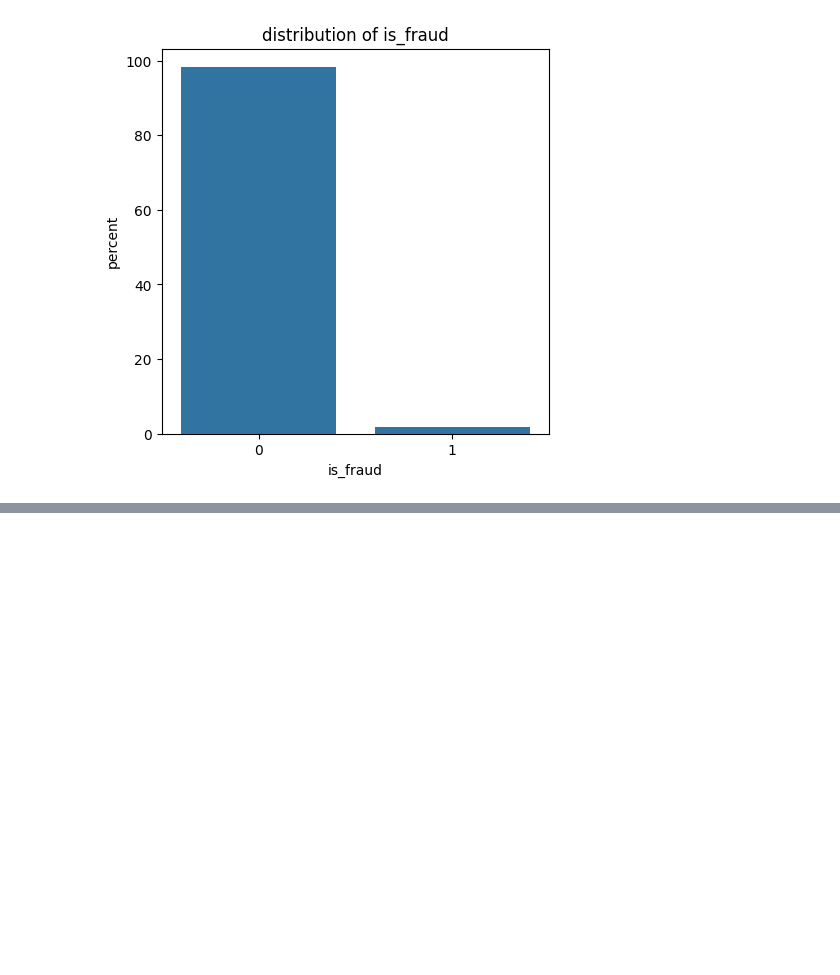
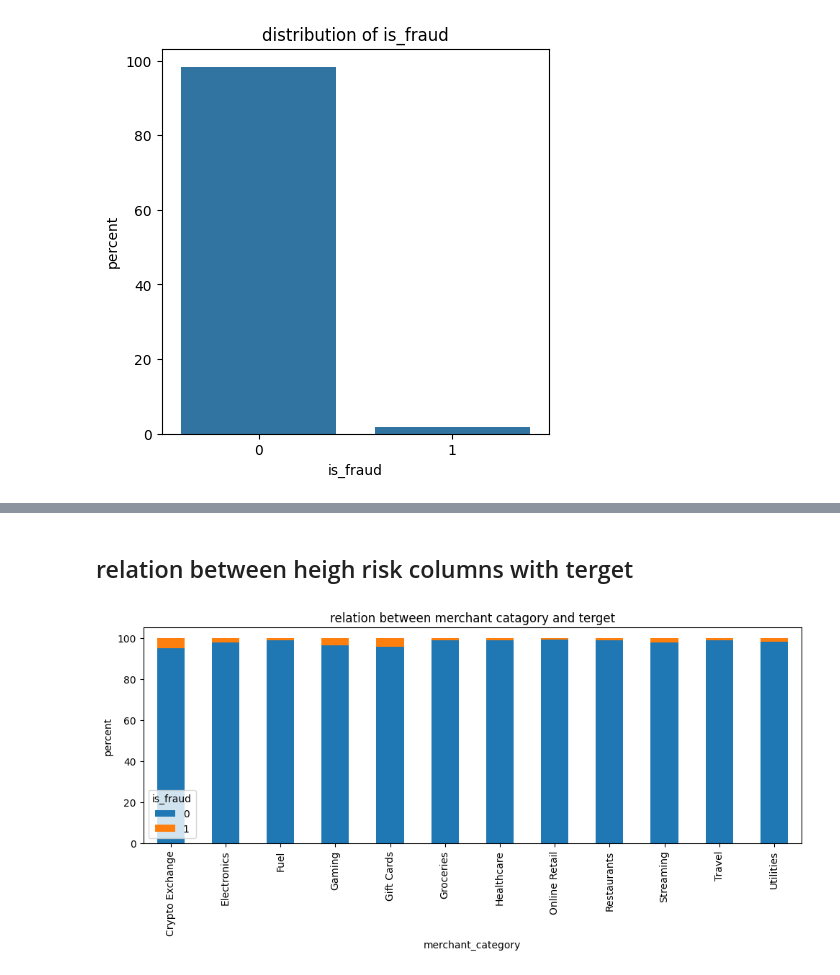
Before and after one commit to englishbit/35-Credit-Card-Fraud-Detection-Machine-Learning-Notebook, a Jupyter notebook: Research.ipynb, the cells around one changed output, grey strips where cells are left out. Cells and saved outputs as stored; diff of their text form; code cells hidden in the pictures; blank space fills up the shorter version.

```diff
--- a/Research.ipynb
+++ b/Research.ipynb
@@ -318,0 +297,13 @@ dtype: int64
+# %% [markdown]
+## relation between heigh risk columns with terget
+# %%
+c=pd.crosstab(df['merchant_category'],df['is_fraud'],normalize="index")
+p=c.mul(100).plot(kind="bar",stacked=True,figsize=(10,5))
+
+plt.title("relation between merchant catagory and terget")
+plt.xticks(rotation=90)
+plt.ylabel("percent")
+plt.tight_layout()
+plt.show()
+# %% [output]
+[figure, added]
```
Also changed, not shown: parts of 30 cells of this notebook.
